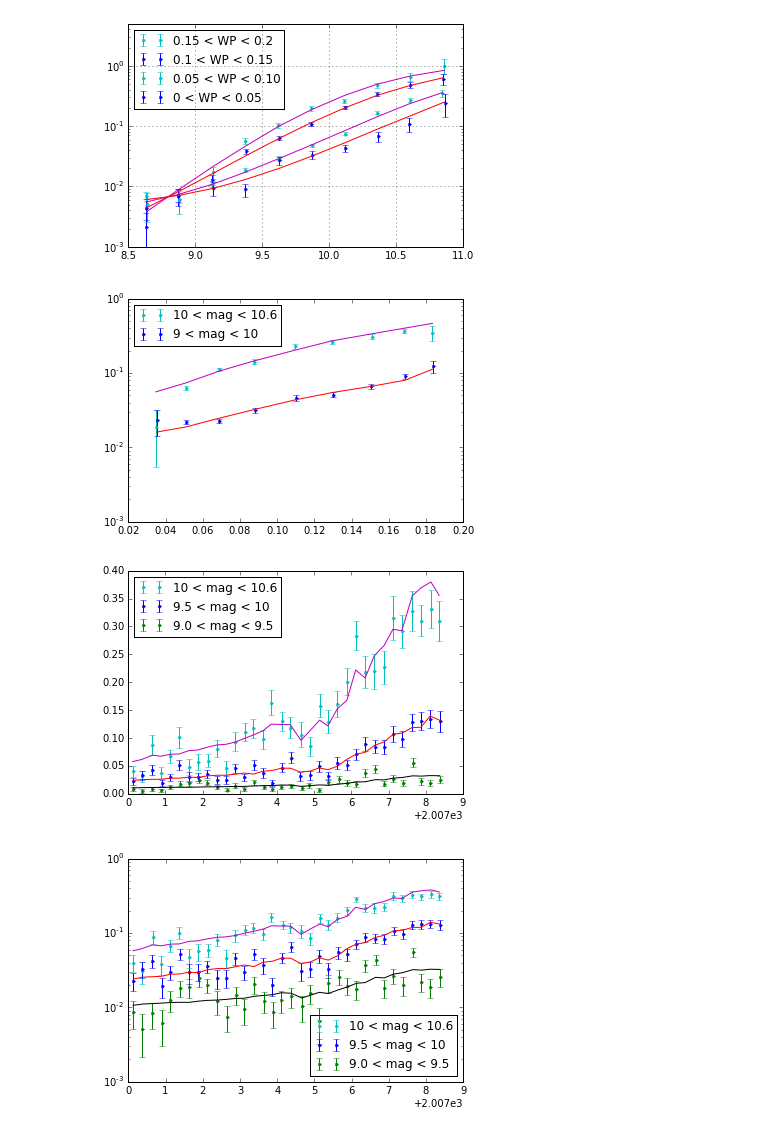
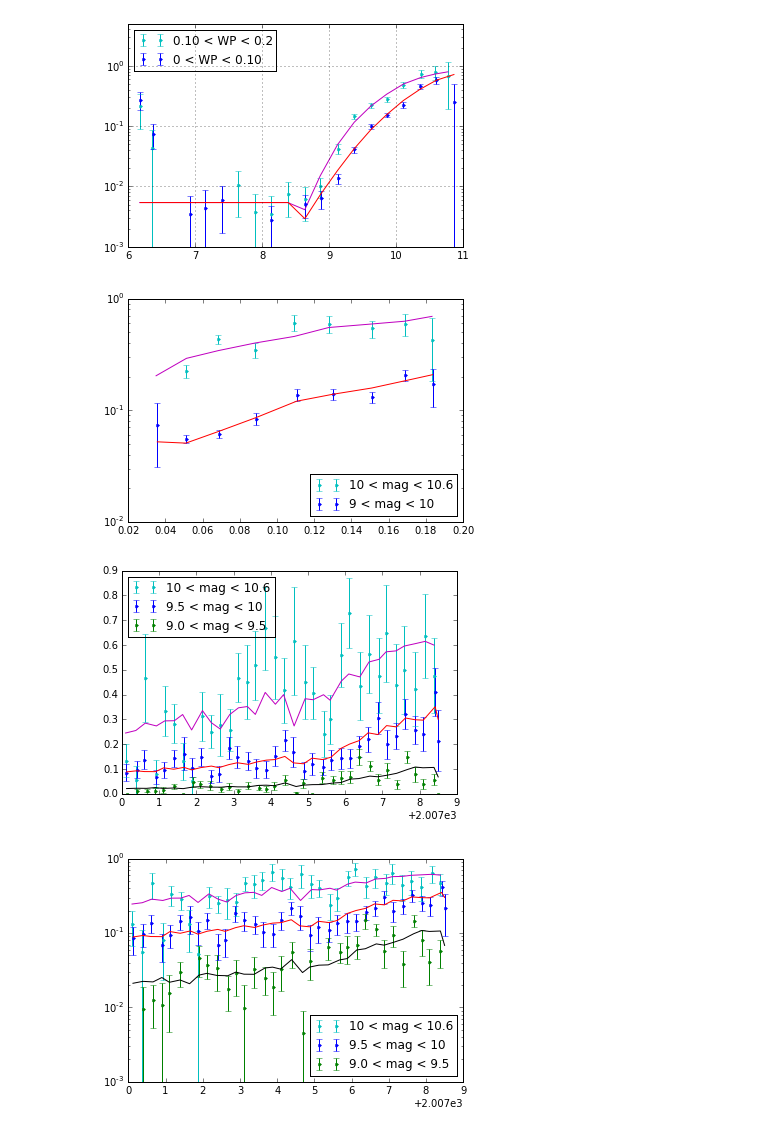
Before and after one commit to sot/state_of_aca, a Jupyter notebook: fit_sota_model_probit.ipynb, the cells around one changed output. Saved outputs shown, nothing was run; the diff lists cells and outputs as text; code cells hidden in the pictures.

Commit message:
Update fit_sota_model_probit notebook

```diff
--- a/fit_sota_model_probit.ipynb
+++ b/fit_sota_model_probit.ipynb
@@ -52,7 +54,7 @@ acqs['color_1p5'] = np.where(acqs['color'] == 1.5, 1, 0)
 data_all = acqs.group_by('quarter')
 data_all['mag10'] = data_all['mag'] - 10.0
 data_all.sort('year')
-ok = (data_all['year'] > 2007) & (data_all['mag'] > 8.5) & (data_all['mag'] < 11.0)
+ok = (data_all['year'] > 2007) & (data_all['mag'] > 6.0) & (data_all['mag'] < 11.0)
 data_all = data_all[ok]
 data_all = data_all.group_by('quarter')
 data_mean = data_all.groups.aggregate(np.mean)
@@ -75,5 +77,5 @@ Filtering known bad obsids, end len = 75385
 # %%
 # SET DATA FILTERING for this run
-# data_all = data_all[data_all['color'] == 1.5]
+data_all = data_all[data_all['color'] == 1.5]
 data_all
 # %% [output]
@@ -99,5 +101,5 @@ data_all
 # %%
-def scaled_warm_frac(pars, x, data=None, mag=None, wp=None):
+def p_acq_fail(pars, x, data=None, mag=None, wp=None):
     if data is None:
         data = data_all
 
@@ -107,13 +109,16 @@ def scaled_warm_frac(pars, x, data=None, mag=None, wp=None):
 
     scl0, scl1, scl2 = pars[0:3]
     off0, off1, off2 = pars[3:6]
+    p_bright_fail = pars[6]
 
     scale = scl0 + scl1 * m10 + scl2 * m10**2
     offset = off0 + off1 * m10 + off2 * m10**2  # + off_color1p5 * acq_data['color_1p5']
 
-    model_fail = offset + scale * wp
-    model_fail = stats.norm.cdf(model_fail)  # probit transform
-    return model_fail
+    p_fail = offset + scale * wp
+    p_fail = stats.norm.cdf(p_fail)  # probit transform
+    p_fail[m10 < -1.5] = p_bright_fail  # For stars brighter than 8.5 mag use a constant
+
+    return p_fail
 # %%
 def fit_sota_model():
     from sherpa import ui
@@ -146,7 +156,7 @@ def plot_fit_grouped(pars, group_col, group_bin, mask=None, log=False, colors='b
     if mask is None:
         mask = np.ones(len(data_all), dtype=bool)
     data = data_all[mask]
-    data['model'] = scaled_warm_frac(pars, None, data)
+    data['model'] = p_acq_fail(pars, None, data)
 
     group = np.trunc(data[group_col] / group_bin)
     data = data.group_by(group)
@@ -232,33 +245,31 @@ parvals
 # %%
-plot_fit_grouped(parvals, 'mag', 0.25, wp_filter(0.15, 0.20), log=True, colors='cm', label='0.15 < WP < 0.2')
-plot_fit_grouped(parvals, 'mag', 0.25, wp_filter(0.10, 0.15), log=True, colors='br', label='0.1 < WP < 0.15')
-plot_fit_grouped(parvals, 'mag', 0.25, wp_filter(0.05, 0.10), log=True, colors='cm', label='0.05 < WP < 0.10')
-plot_fit_grouped(parvals, 'mag', 0.25, wp_filter(0.0, 0.05), log=True, colors='br', label='0 < WP < 0.05')
+plot_fit_grouped(parvals, 'mag', 0.25, wp_filter(0.10, 0.20), log=True, colors='cm', label='0.10 < WP < 0.2')
+plot_fit_grouped(parvals, 'mag', 0.25, wp_filter(0.0, 0.10), log=True, colors='br', label='0 < WP < 0.10')
 plt.legend(loc='best');
 plt.ylim(0.001, 5);
 plt.grid();
 # %% [output]
-[figure, old version]
+[figure, new version]
 # %%
 plot_fit_grouped(parvals, 'warm_pix', 0.02, mag_filter(10, 10.6), log=True, colors='cm', label='10 < mag < 10.6')
 plot_fit_grouped(parvals, 'warm_pix', 0.02, mag_filter(9, 10), log=True, colors='br', label='9 < mag < 10')
 plt.legend(loc='best');
 # %% [output]
-[figure, old version]
+[figure, new version]
 # %%
 plot_fit_grouped(parvals, 'year', 0.25, mag_filter(10, 10.6), colors='cm', label='10 < mag < 10.6')
 plot_fit_grouped(parvals, 'year', 0.25, mag_filter(9.5, 10), colors='br', label='9.5 < mag < 10')
 plot_fit_grouped(parvals, 'year', 0.25, mag_filter(9.0, 9.5),  colors='gk', label='9.0 < mag < 9.5')
 plt.legend(loc='best');
 # %% [output]
-[figure, old version]
+[figure, new version]
 # %%
 plot_fit_grouped(parvals, 'year', 0.25, mag_filter(10, 10.6), colors='cm', label='10 < mag < 10.6', log=True)
 plot_fit_grouped(parvals, 'year', 0.25, mag_filter(9.5, 10), colors='br', label='9.5 < mag < 10', log=True)
 plot_fit_grouped(parvals, 'year', 0.25, mag_filter(9.0, 9.5),  colors='gk', label='9.0 < mag < 9.5', log=True)
 plt.legend(loc='best');
 # %% [output]
-[figure, old version]
+[figure, new version]
 # %%
 ok = data_all['color'] == 1.5
 if np.any(ok):
```
Also changed, not shown: parts of 12 cells of this notebook.
